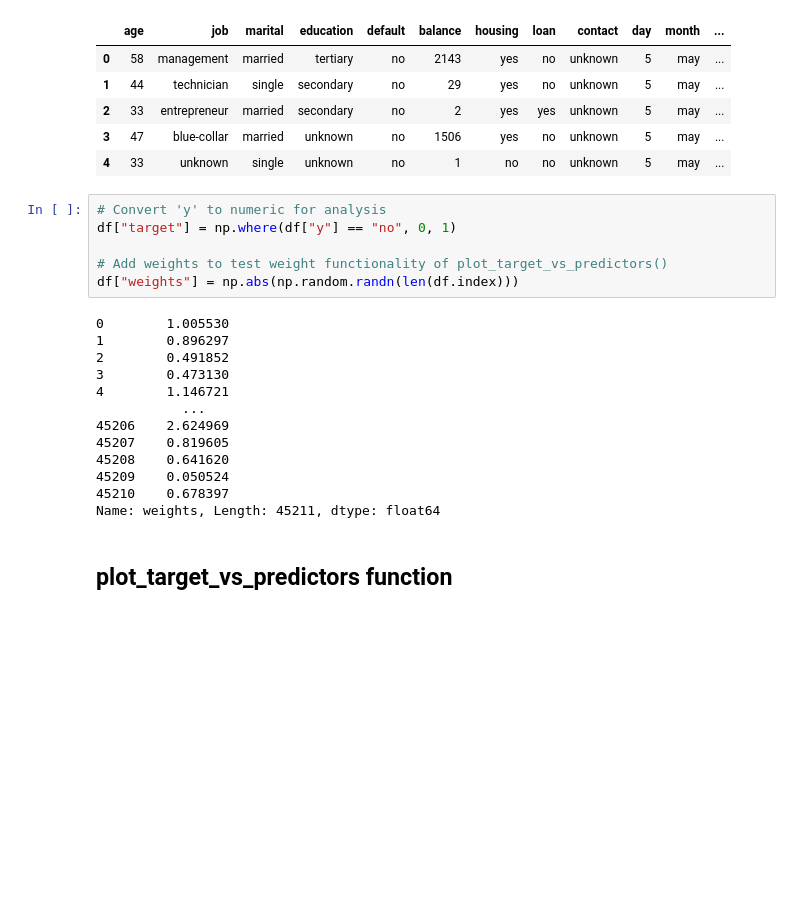
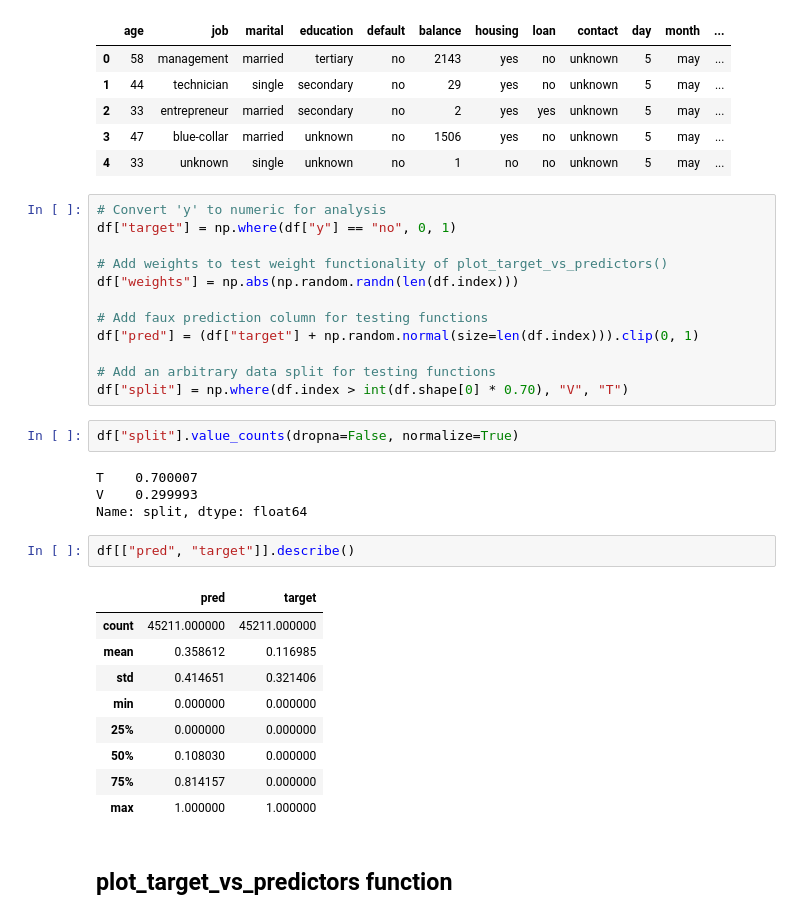
Before and after one commit to asacco-97/analysis_tools, a Jupyter notebook: notebooks/eda_example.ipynb, the cells around one changed output. Saved outputs shown, nothing was run; the diff lists cells and outputs as text; blank space fills up the shorter version.

```diff
--- a/notebooks/eda_example.ipynb
+++ b/notebooks/eda_example.ipynb
@@ -28,19 +27,30 @@ df["target"] = np.where(df["y"] == "no", 0, 1)
 
 # Add weights to test weight functionality of plot_target_vs_predictors()
 df["weights"] = np.abs(np.random.randn(len(df.index)))
+
+# Add faux prediction column for testing functions
+df["pred"] = (df["target"] + np.random.normal(size=len(df.index))).clip(0, 1)
+
+# Add an arbitrary data split for testing functions
+df["split"] = np.where(df.index > int(df.shape[0] * 0.70), "V", "T")
-# %% [output]
-0        1.005530
-1        0.896297
-2        0.491852
-3        0.473130
-4        1.146721
-           ...
-45206    2.624969
-45207    0.819605
-45208    0.641620
-45209    0.050524
-45210    0.678397
-Name: weights, Length: 45211, dtype: float64
+# %%
+df["split"].value_counts(dropna=False, normalize=True)
+# %% [output]
+T    0.700007
+V    0.299993
+Name: split, dtype: float64
+# %%
+df[["pred", "target"]].describe()
+# %% [output]
+|  | pred | target |
+| count | 45211.000000 | 45211.000000 |
+| mean | 0.358612 | 0.116985 |
+| std | 0.414651 | 0.321406 |
+| min | 0.000000 | 0.000000 |
+| 25% | 0.000000 | 0.000000 |
+| 50% | 0.108030 | 0.000000 |
+| 75% | 0.814157 | 0.000000 |
+| max | 1.000000 | 1.000000 |
 # %% [markdown]
 ## plot_target_vs_predictors function
 # %%
```
Also changed, not shown: parts of 8 cells of this notebook.
